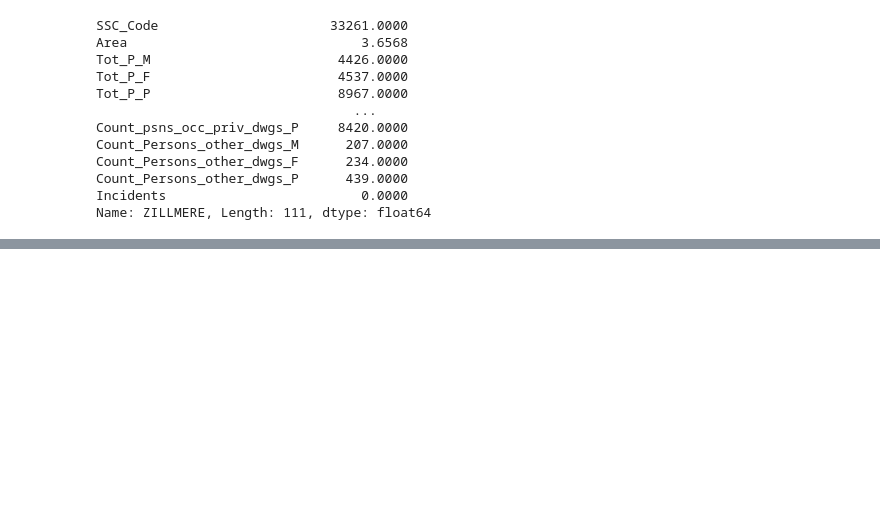
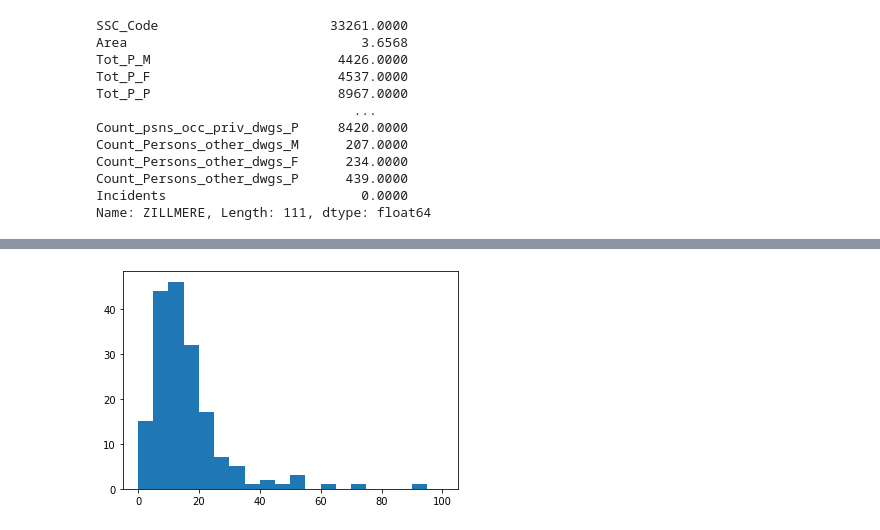
Before and after one commit to jkwaser/animal-complaints, a Jupyter notebook: AnimalComplaints.ipynb, the cells around one changed output, grey strips where cells are left out. Saved outputs shown, nothing was run; the diff lists cells and outputs as text; code cells hidden in the pictures; blank space fills up the shorter version.

```diff
--- a/AnimalComplaints.ipynb
+++ b/AnimalComplaints.ipynb
@@ -402,0 +523,6 @@ Finally,
+# %%
+# There are some larger outliers per person. Let's look at this by removing those biggest outliers.
+
+pop_hist = plt.hist(sorted_1k, bins = 20, range = (0,100))
+# %% [output]
+[figure, added]
```
Also changed, not shown: parts of 31 cells of this notebook.
